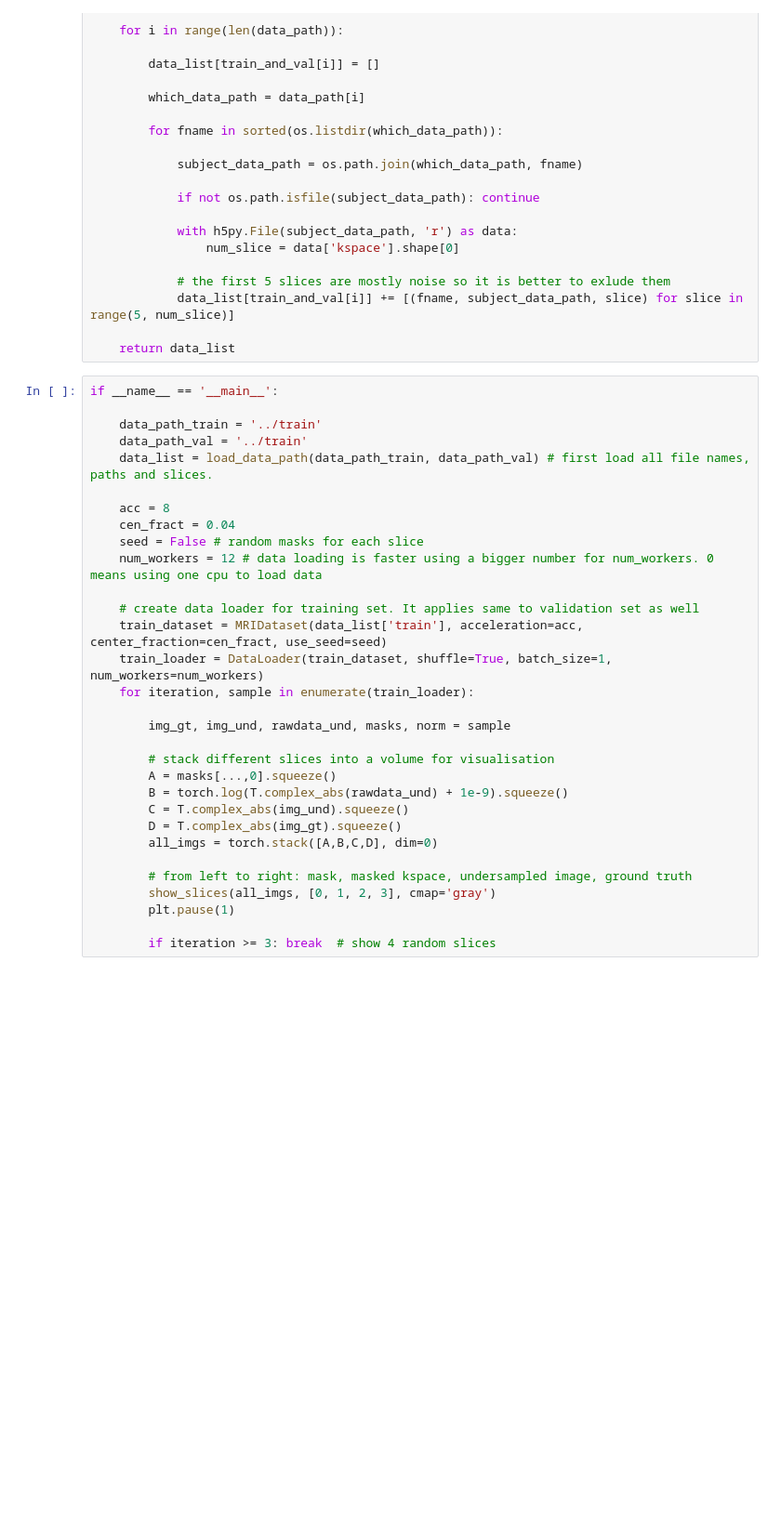
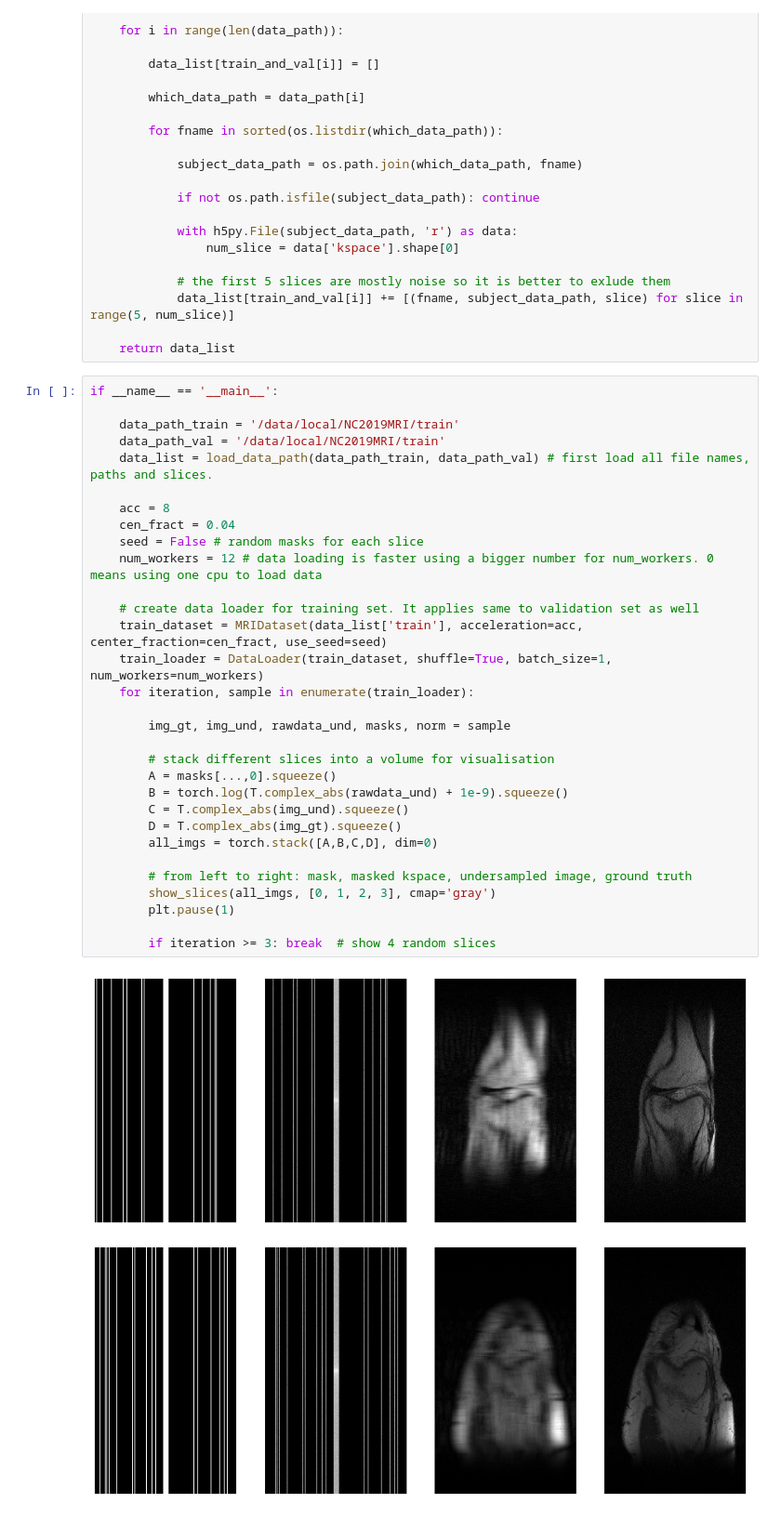
Before and after one commit to alexiscorney/NeuralComputationGroup30, a Jupyter notebook: fastMRI/data_loader.ipynb, the cells around one changed output. Shown at 93% size. Cells and saved outputs as stored; diff of their text form; blank space fills up the shorter version.

Commit message:
data laoder

```diff
--- a/fastMRI/data_loader.ipynb
+++ b/fastMRI/data_loader.ipynb
@@ -97,31 +97,34 @@ def load_data_path(train_data_path, val_data_path):
 # %%
 if __name__ == '__main__':
 
-    data_path_train = '../train'
-    data_path_val = '../train'
+    data_path_train = '/data/local/NC2019MRI/train'
+    data_path_val = '/data/local/NC2019MRI/train'
     data_list = load_data_path(data_path_train, data_path_val) # first load all file names, paths and slices.
 
     acc = 8
     cen_fract = 0.04
     seed = False # random masks for each slice
     num_workers = 12 # data loading is faster using a bigger number for num_workers. 0 means using one cpu to load data
 
     # create data loader for training set. It applies same to validation set as well
     train_dataset = MRIDataset(data_list['train'], acceleration=acc, center_fraction=cen_fract, use_seed=seed)
     train_loader = DataLoader(train_dataset, shuffle=True, batch_size=1, num_workers=num_workers)
     for iteration, sample in enumerate(train_loader):
 
         img_gt, img_und, rawdata_und, masks, norm = sample
 
         # stack different slices into a volume for visualisation
         A = masks[...,0].squeeze()
         B = torch.log(T.complex_abs(rawdata_und) + 1e-9).squeeze()
         C = T.complex_abs(img_und).squeeze()
         D = T.complex_abs(img_gt).squeeze()
         all_imgs = torch.stack([A,B,C,D], dim=0)
 
         # from left to right: mask, masked kspace, undersampled image, ground truth
         show_slices(all_imgs, [0, 1, 2, 3], cmap='gray')
         plt.pause(1)
 
         if iteration >= 3: break  # show 4 random slices
+# %% [output]
+[figure, added]
+[figure, added]
```
Also changed, not shown: parts of 1 cell of this notebook, 1 other file.
